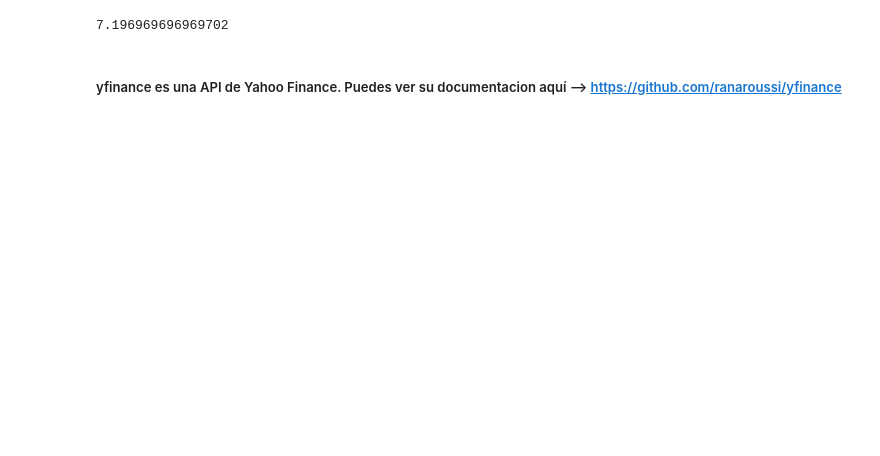
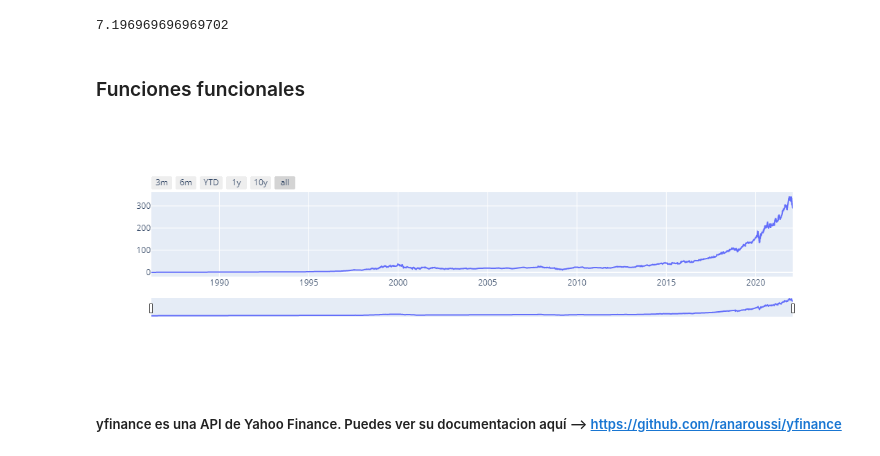
Before and after one commit to dcastf01/financial_app, a Jupyter notebook: notebooks/investing.ipynb, the cells around one changed output. Cells and saved outputs as stored; diff of their text form; code cells hidden in the pictures; blank space fills up the shorter version.

```diff
--- a/notebooks/investing.ipynb
+++ b/notebooks/investing.ipynb
@@ -13,6 +18,41 @@ def porcentaje(max,min):
 porcentaje(max=264,min=245)
 # %% [output]
 7.196969696969702
+# %% [markdown]
+### Funciones funcionales
+# %%
+def price_plot(history_df):
+    fig = go.Figure([go.Scatter(x=history_df['Date'], y=history_df['Close'],hovertemplate='Precio de cierre: %{y}')])
+
+    fig.update_xaxes(
+        rangeslider_visible=True,
+        rangeselector=dict(
+            buttons=list([
+                dict(count=3, label="3m", step="month", stepmode="backward"),
+                dict(count=6, label="6m", step="month", stepmode="backward"),
+                dict(count=1, label="YTD", step="year", stepmode="todate"),
+                dict(count=1, label="1y", step="year", stepmode="backward"),
+                dict(count=10, label="10y", step="year", stepmode="backward"),
+                dict(step="all")
+            ])
+        ),
+        tickformatstops = [
+            dict(dtickrange=[86400000, 604800000], value="%e. %b"),
+            dict(dtickrange=[604800000, "M1"], value="%e. %b"),
+            dict(dtickrange=["M1", "M12"], value="%b '%y"),
+            dict(dtickrange=["M12", None], value="%Y")
+        ]
+    )
+
+    fig.update_layout(hovermode='x unified')
+    fig.update_xaxes(showspikes=True, spikedash = 'solid' ,spikemode  = 'across+toaxis', spikecolor = '#BFBFBF') #, spikecolor ='#E3E3E3'
+    fig.update_yaxes(showspikes=True, spikedash = 'solid' ,spikemode  = 'across+toaxis', spikecolor = '#BFBFBF')
+    fig.update_traces(hovertemplate='Precio de cierre: %{y}<extra></extra>')
+    fig.show()
+# %%
+price_plot(df)
+# %% [output]
+[figure, added]
 # %% [markdown]
 ##### yfinance es una API de Yahoo Finance. Puedes ver su documentacion aquí --> https://github.com/ranaroussi/yfinance
 # %%
```
Also changed, not shown: parts of 23 cells of this notebook.
